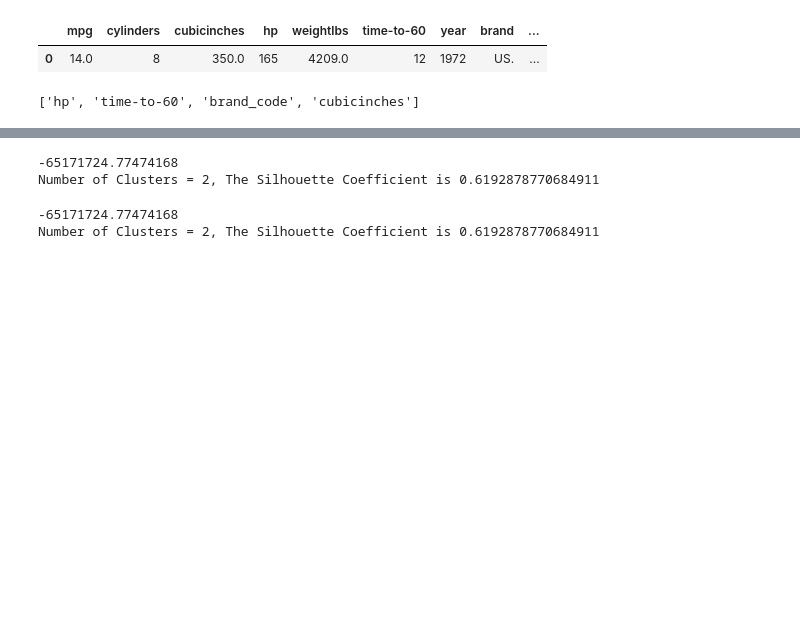
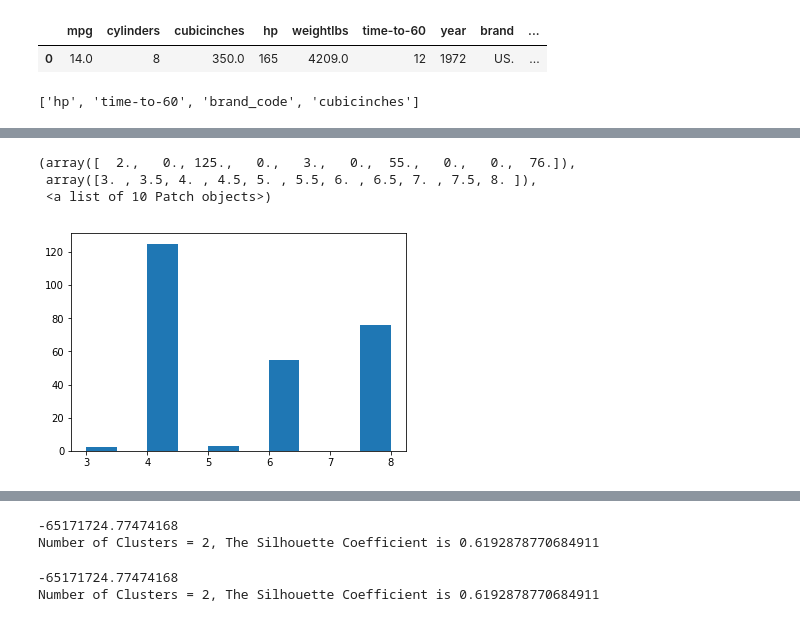
Before and after one commit to swethac18/CMPE257_ML, a Jupyter notebook: kmeans_assignment1/Swetha_Chandrasekar_KmeansClustering_on_cars_dataset.ipynb, the cells around one changed output, grey strips where cells are left out. Cells and saved outputs as stored; diff of their text form; code cells hidden in the pictures; blank space fills up the shorter version.

```diff
--- a/kmeans_assignment1/Swetha_Chandrasekar_KmeansClustering_on_cars_dataset.ipynb
+++ b/kmeans_assignment1/Swetha_Chandrasekar_KmeansClustering_on_cars_dataset.ipynb
@@ -33,0 +40,8 @@ len(columns)
+# %%
+timeto60 = features_to_be_included_4_kmeans[1]
+matplotlib.pyplot.hist(kmeans_data[timeto60])
+# %% [output]
+(array([  2.,   0., 125.,   0.,   3.,   0.,  55.,   0.,   0.,  76.]),
+ array([3. , 3.5, 4. , 4.5, 5. , 5.5, 6. , 6.5, 7. , 7.5, 8. ]),
+ <a list of 10 Patch objects>)
+[figure, added]
```
Also changed, not shown: parts of 11 cells of this notebook, 1 other file.
